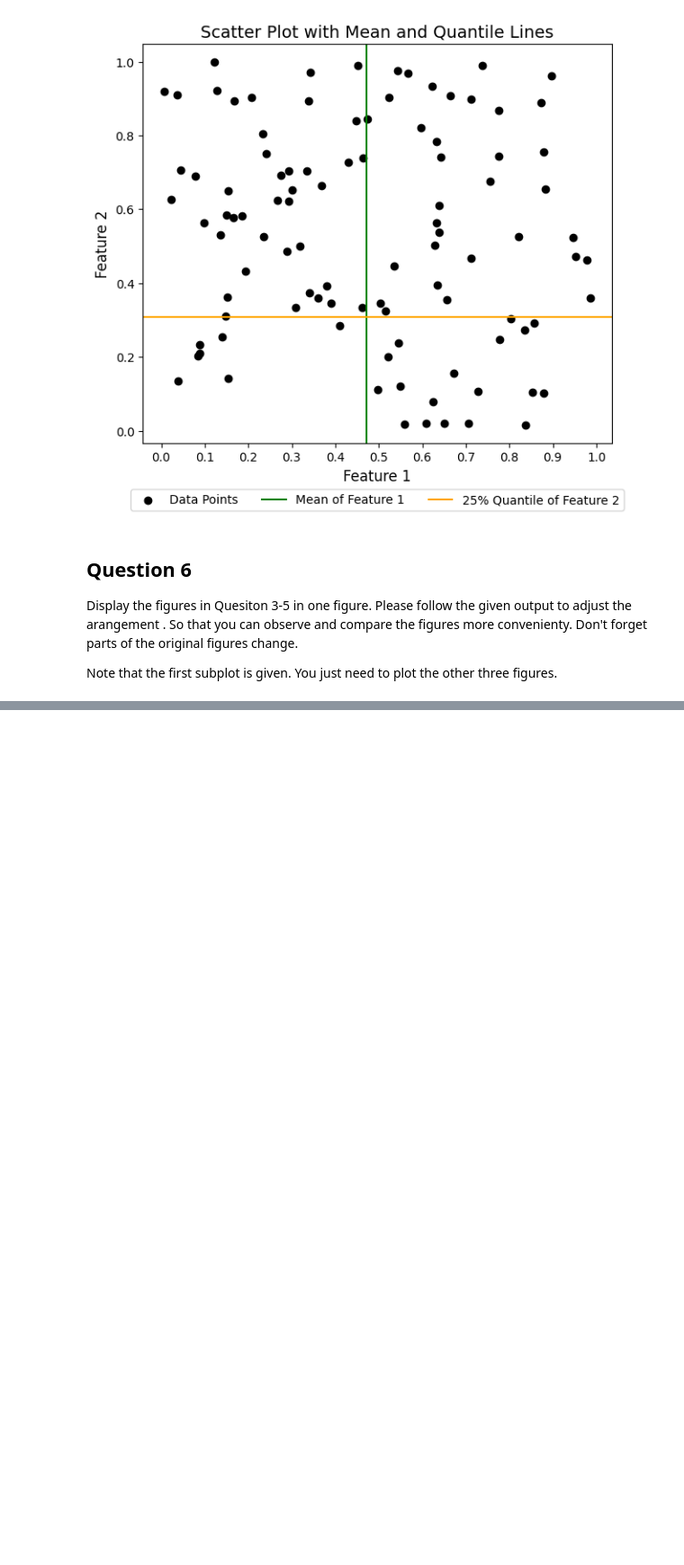
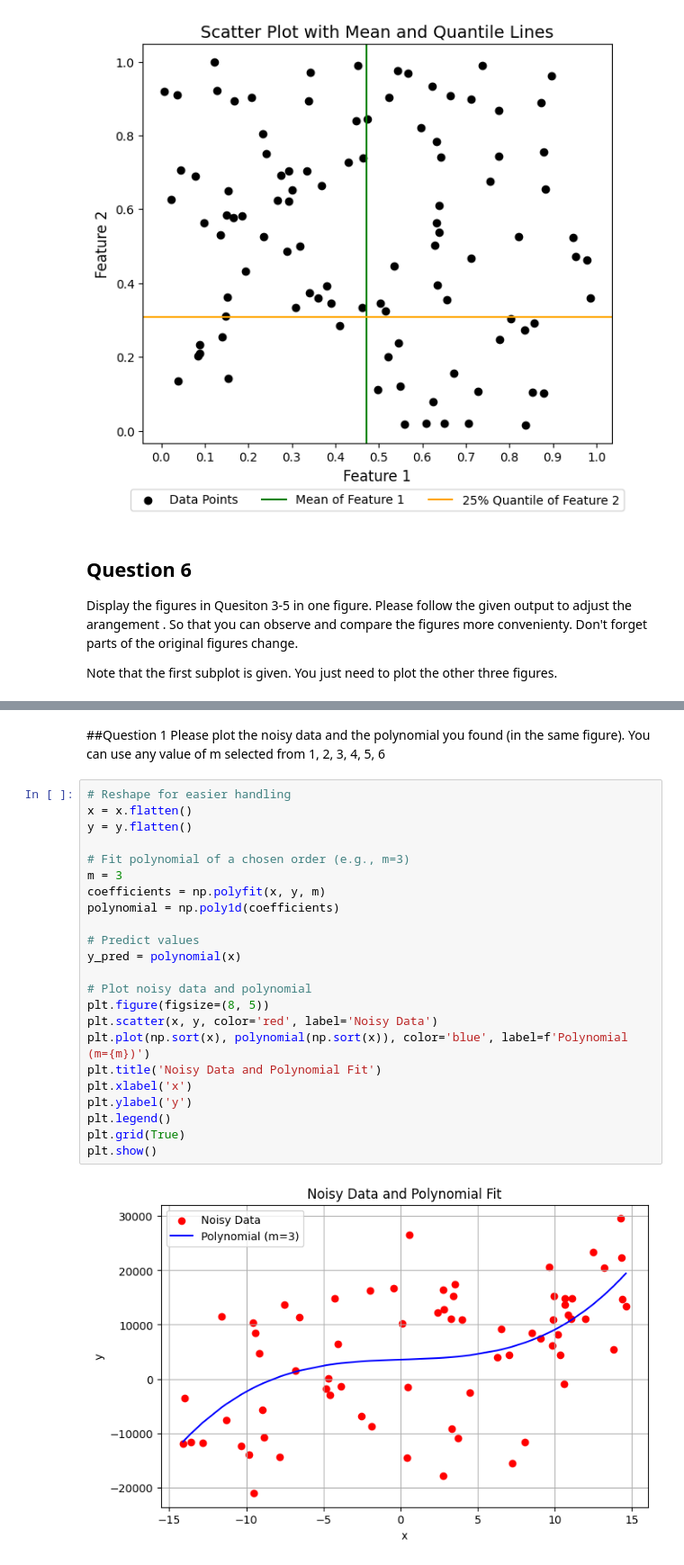
Before and after one commit to ParthGadekar0631/AAI-595_Homeworks, a Jupyter notebook: Homework_1_Parth_Gadekar.ipynb, the cells around one changed output, grey strips where cells are left out. Shown: that part at 90% size. Drawn from its saved outputs; the diff is of its cells as text; blank space fills up the shorter version.

```diff
--- a/Homework_1_Parth_Gadekar.ipynb
+++ b/Homework_1_Parth_Gadekar.ipynb
@@ -155,0 +247,29 @@ Note that the first subplot is given. You just need to plot the other three figu
+# %% [markdown]
+##Question 1
+Please plot the noisy data and the polynomial you found (in the same figure). You can use any value
+of m selected from 1, 2, 3, 4, 5, 6
+# %%
+# Reshape for easier handling
+x = x.flatten()
+y = y.flatten()
+
+# Fit polynomial of a chosen order (e.g., m=3)
+m = 3
+coefficients = np.polyfit(x, y, m)
+polynomial = np.poly1d(coefficients)
+
+# Predict values
+y_pred = polynomial(x)
+
+# Plot noisy data and polynomial
+plt.figure(figsize=(8, 5))
+plt.scatter(x, y, color='red', label='Noisy Data')
+plt.plot(np.sort(x), polynomial(np.sort(x)), color='blue', label=f'Polynomial (m={m})')
+plt.title('Noisy Data and Polynomial Fit')
+plt.xlabel('x')
+plt.ylabel('y')
+plt.legend()
+plt.grid(True)
+plt.show()
+# %% [output]
+[figure, added]
```
Also changed, not shown: parts of 18 cells of this notebook.
